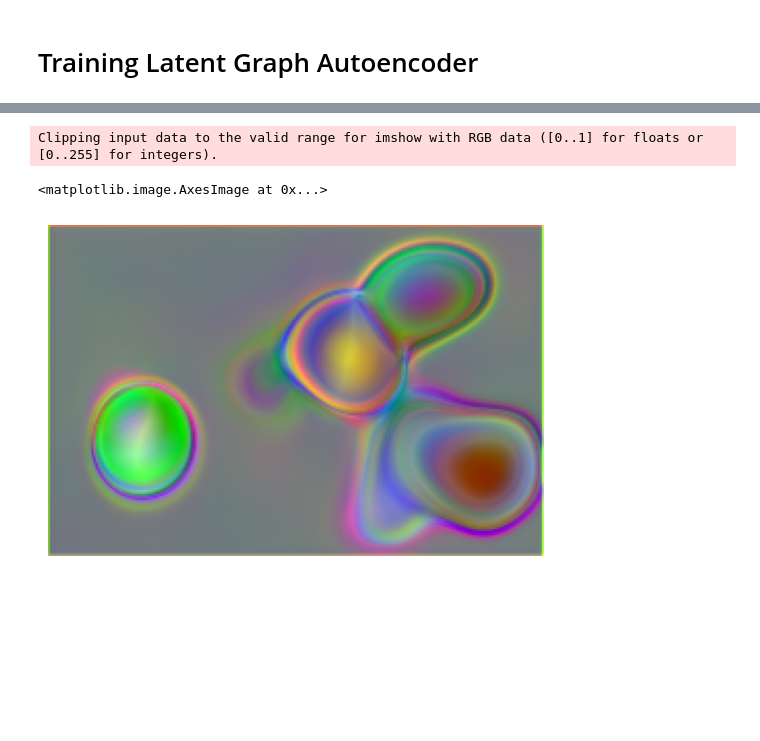
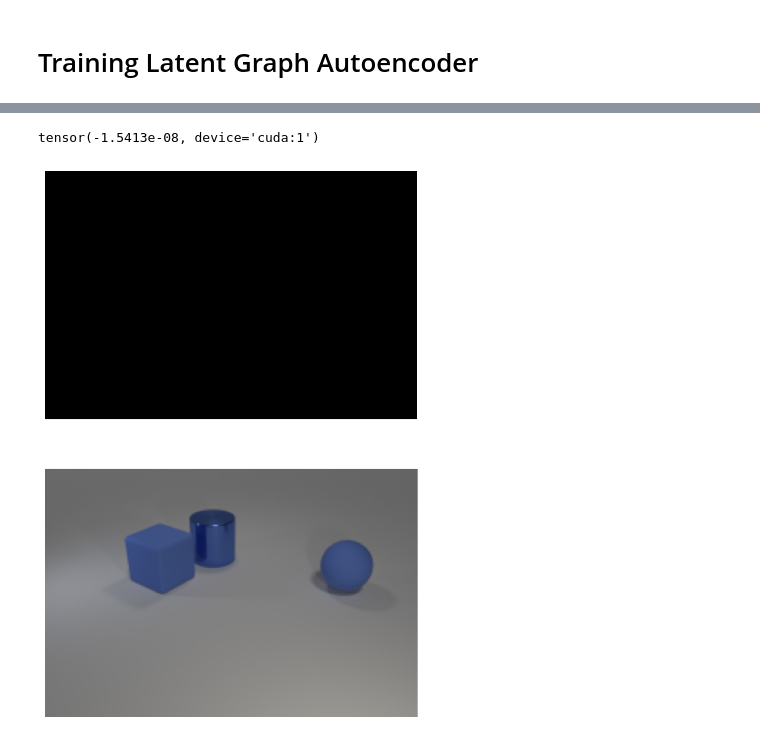
Before and after one commit to bglazer/graph_autoencoder_v2, a Jupyter notebook: train_graph_autoencoder.ipynb, the cells around one changed output, grey strips where cells are left out. Cells and saved outputs as stored; diff of their text form; code cells hidden in the pictures; blank space fills up the shorter version.

Commit message:
Updating training file

```diff
--- a/train_graph_autoencoder.ipynb
+++ b/train_graph_autoencoder.ipynb
@@ -15,5 +15,5 @@ transforms = Compose([
     ToTensor(),
     Resize((320//2, 480//2))
     ])
-dataset = torchvision.datasets.ImageFolder('data/CLEVR_v1.0/images/', transform=transforms)
+dataset = torchvision.datasets.ImageFolder('data/CLEVR_v1.0/images/train', transform=transforms)
 dataloader = DataLoader(dataset=dataset, batch_size=1)
@@ -29,11 +22,11 @@ lgvae = LatentGraphVAE(n_channels=3, w=320//2, h=480//2, device=device).to(devic
 optim = torch.optim.Adam(params=lgvae.parameters())
 
 optim.zero_grad()
-batch_size = 10
+batch_size = 100
 n_epochs = 1
 i=0
 batch_loss = 0
-checkpoint = 100
+checkpoint = 1000
 
 tmstp = '20221201_1342'
 
@@ -45,7 +38,7 @@ for epoch in range(n_epochs):
         recon = nodes.sum(dim=0)
         loss = torch.mean((recon - image)**2)
         loss.backward()
-        batch_loss += float(loss)
+        batch_loss += float(loss)/batch_size
         i+=1
         if i%batch_size==0:
             optim.step()
@@ -75,9 +68,28 @@ epoch=   0 n=     330 loss=  0.2563
 KeyboardInterrupt:
 # %%
-nprecon = recon.detach().cpu().numpy()
-plt.axis('off')
-plt.imshow(np.transpose(nprecon, (1,2,0)))
+def to_np(tnsr):
+    return tnsr.detach().cpu().numpy().transpose((1,2,0))
-# %% [output]
-Clipping input data to the valid range for imshow with RGB data ([0..1] for floats or [0..255] for integers).
-<matplotlib.image.AxesImage at 0x...>
-[figure, removed]
+# %%
+val_dataset = torchvision.datasets.ImageFolder('data/CLEVR_v1.0/images/train', transform=transforms)
+val_loader = DataLoader(dataset=val_dataset, batch_size=1)
+iter_val_loader = iter(val_loader)
+# %%
+fig, axs = plt.subplots(2,1, figsize=(10,10))
+
+with torch.no_grad():
+    val_recons = []
+    for i in range(10):
+        val_image,_ = next(iter_val_loader)
+        val_image = val_image.squeeze(0).to(device)
+        val_nodes = lgvae(val_image)
+        val_recon = val_nodes.sum(dim=0)
+        val_nprecon = to_np(val_recon)
+        val_recons.append(val_recon)
+    print((val_recons[8] - val_recons[2]).sum())
+    axs[0].axis('off')
+    axs[0].imshow(val_nprecon)
+    axs[1].axis('off')
+    axs[1].imshow(to_np(val_image))
+# %% [output]
+tensor(-1.5413e-08, device='cuda:1')
+[figure, added]
```
Also changed, not shown: parts of 7 cells of this notebook.
